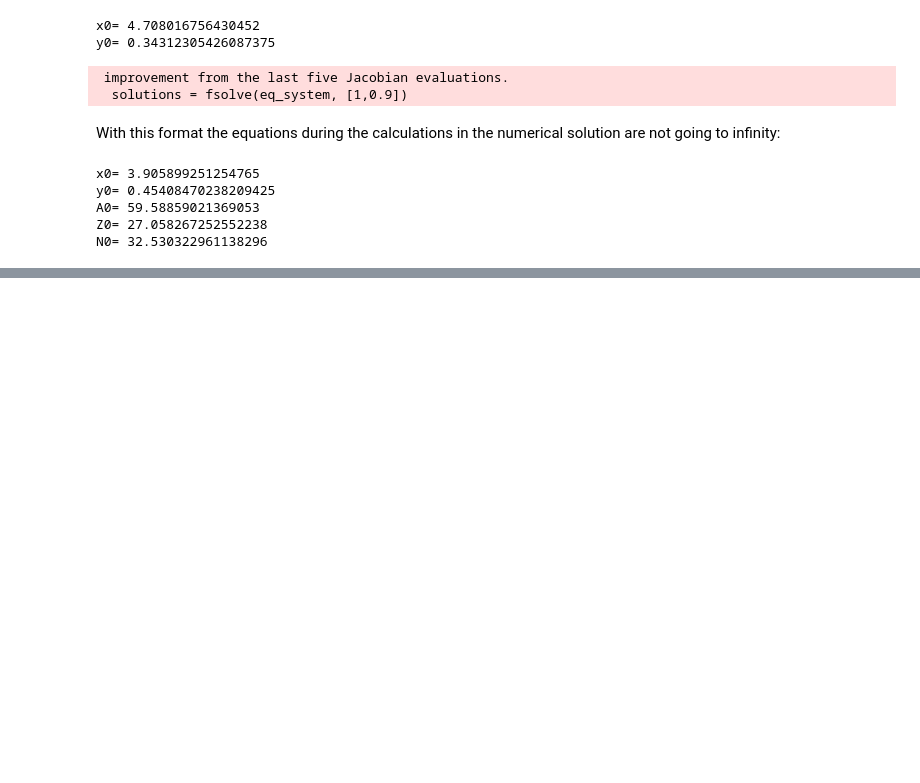
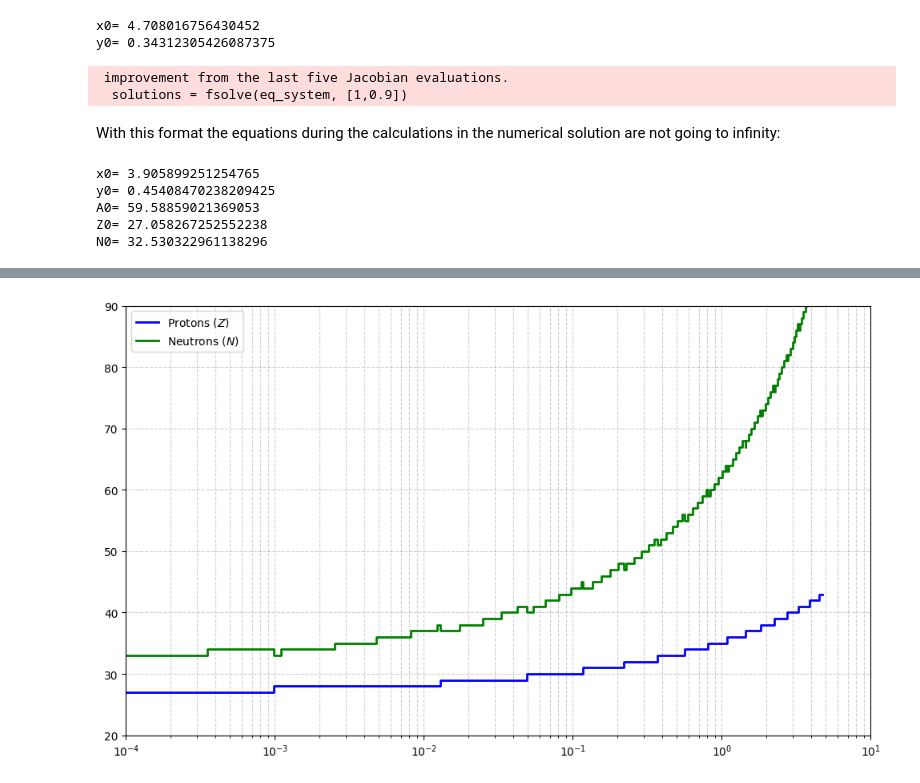
Before and after one commit to IlianaMav/comp_nuclear_physics, a Jupyter notebook: problem-2.ipynb, the cells around one changed output, grey strips where cells are left out. Drawn from its saved outputs; the diff is of its cells as text; code cells hidden in the pictures; blank space fills up the shorter version.

```diff
--- a/problem-2.ipynb
+++ b/problem-2.ipynb
@@ -220,0 +365,45 @@ N0= 32.530322961138296
+# %%
+a_v = 15.71511
+a_s = 17.53638
+a_c = 0.71363
+a_a = 23.37837
+delta_m = 1.3
+C_l = 0.001
+
+hbar_c = 197.3269804     # MeV * fm
+m_n = 1.674927471e-24
+fm3_to_cm3 = 1e39
+
+
+def pF_to_r(p_F):
+    n = (p_F**3) / (3 * np.pi**2 * hbar_c**3)
+    n = n * fm3_to_cm3
+    r = n * m_n
+    return r/1e11
+
+p_F_values = np.linspace(1, 40, 400)
+r_values = pF_to_r(p_F_values)
+
+
+A_continuous = x_solutions_1**3
+Z_continuous = y_solutions_1 * A_continuous
+
+A_integer = np.round(A_continuous)
+Z_integer = np.round(Z_continuous)
+N_integer = A_integer - Z_integer
+
+plt.figure(figsize=(10, 6))
+
+plt.step(r_values, Z_integer, label='Protons ($Z$)', color='blue', linewidth=2)
+plt.step(r_values, N_integer, label='Neutrons ($N$)', color='green', linewidth=2)
+
+plt.xscale('log')
+plt.xlim(1e-4, 1e1)
+
+plt.ylim(20, 90)
+plt.grid(True, which="both", ls="--", alpha=0.6)
+plt.legend()
+plt.tight_layout()
+plt.show()
+# %% [output]
+[figure, added]
```
Also changed, not shown: parts of 5 cells of this notebook.
